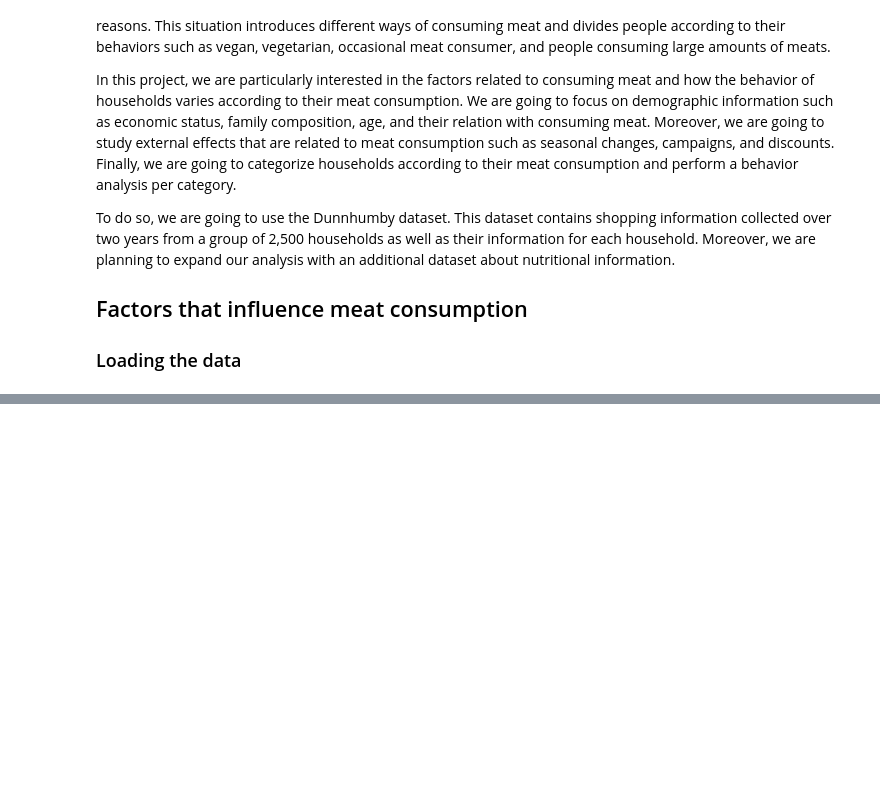
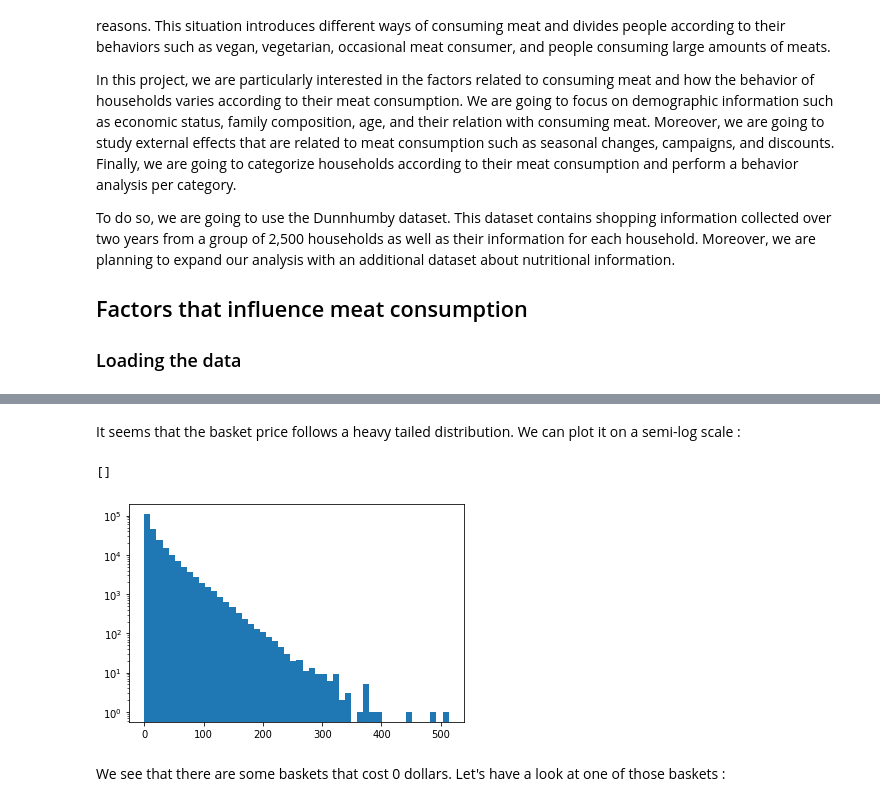
Before and after one commit to BenjaminEngelman/ADA-Project, a Jupyter notebook: Project-MainThomas.ipynb, the cells around one changed output, grey strips where cells are left out. Saved outputs shown, nothing was run; the diff lists cells and outputs as text; code cells hidden in the pictures; blank space fills up the shorter version.

```diff
--- a/Project-MainThomas.ipynb
+++ b/Project-MainThomas.ipynb
@@ -126,0 +470,11 @@ cont_meat.to_csv('data/cont_meat.csv')
+# %% [markdown]
+It seems that the basket price follows a heavy tailed distribution. We can plot it on a semi-log scale :
+# %%
+plt.hist(basket_prices, bins=50)
+plt.yscale("log")
+plt.plot()
+# %% [output]
+[]
+[figure, added]
+# %% [markdown]
+We see that there are some baskets that cost 0 dollars. Let's have a look at one of those baskets :
```
Also changed, not shown: parts of 97 cells of this notebook.
